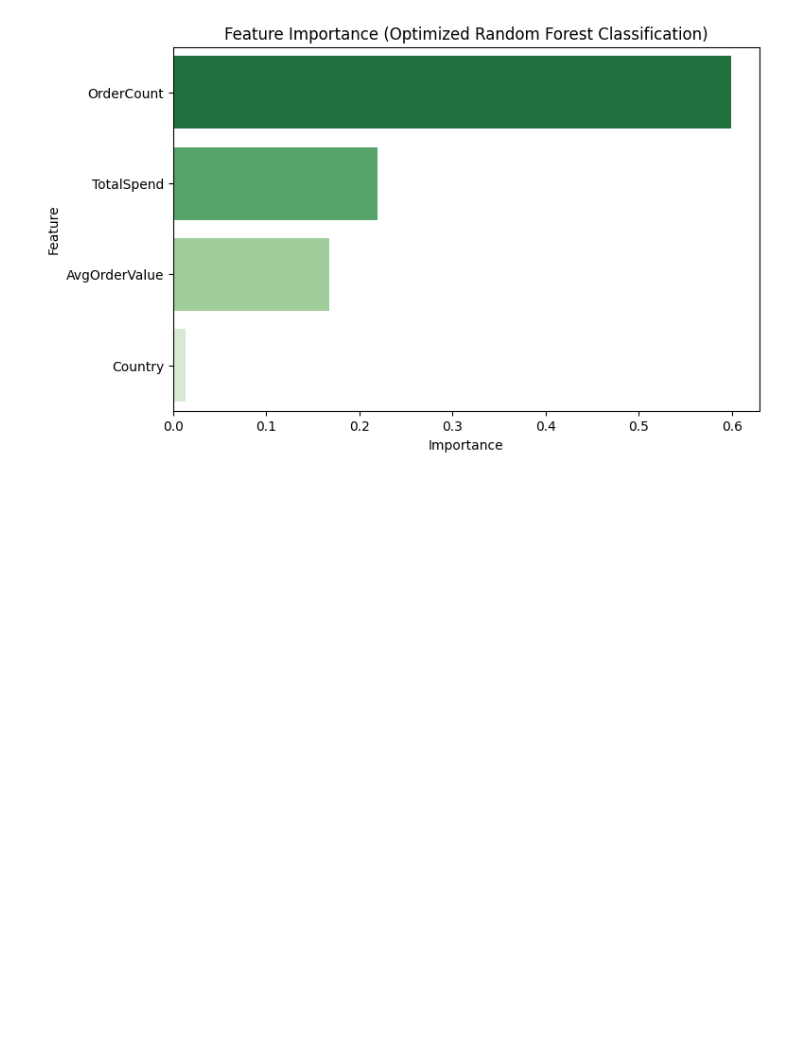
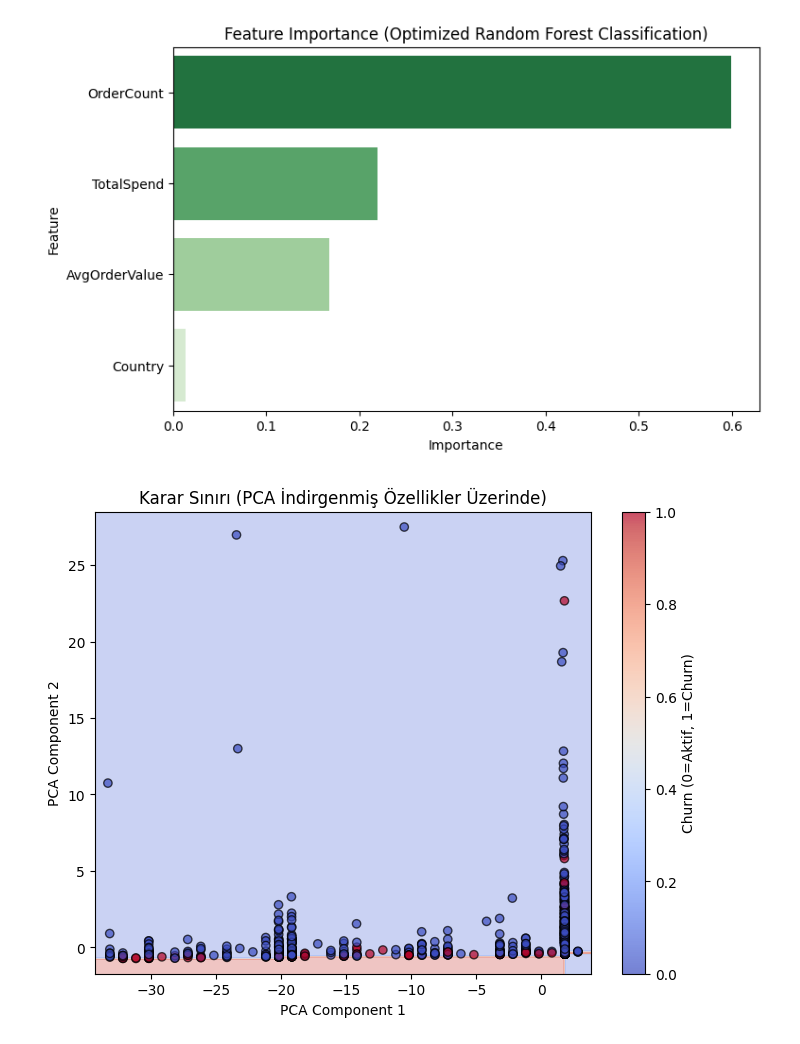
Before and after one commit to serkosi/SupplyChain-regression-classification-trials, a Jupyter notebook: classification.ipynb, the cells around one changed output. Saved outputs shown, nothing was run; the diff lists cells and outputs as text; code cells hidden in the pictures; blank space fills up the shorter version.

Commit message:
karar siniri gorsellestirilmesi eklendi.

```diff
--- a/classification.ipynb
+++ b/classification.ipynb
@@ -157,3 +179,40 @@ plt.title("Feature Importance (Optimized Random Forest Classification)")
 plt.show()
 # %% [output]
 [figure]
+# %%
+# Karar Sınırı Görselleştirme
+
+# PCA ile 2 boyuta indirgeme
+pca = PCA(n_components=2)
+X_pca = pca.fit_transform(X_clf)
+
+X_train_pca, X_test_pca, y_train, y_test = train_test_split(X_pca, y_clf, test_size=0.2, random_state=42)
+
+rf_clf_pca = RandomForestClassifier(
+    n_estimators=best_rf_clf.n_estimators,
+    max_depth=best_rf_clf.max_depth,
+    min_samples_split=best_rf_clf.min_samples_split,
+    min_samples_leaf=best_rf_clf.min_samples_leaf,
+    max_features=best_rf_clf.max_features,
+    random_state=42
+)
+rf_clf_pca.fit(X_train_pca, y_train)
+
+# PCA uzayında bir grid oluşturup, her noktaya model tahmini uygulayarak karar sınırını çiziyoruz.
+x_min, x_max = X_pca[:, 0].min() - 1, X_pca[:, 0].max() + 1
+y_min, y_max = X_pca[:, 1].min() - 1, X_pca[:, 1].max() + 1
+xx, yy = np.meshgrid(np.linspace(x_min, x_max, 200), np.linspace(y_min, y_max, 200))
+
+Z = rf_clf_pca.predict(np.c_[xx.ravel(), yy.ravel()])
+Z = Z.reshape(xx.shape)
+
+plt.figure(figsize=(8, 6))
+plt.contourf(xx, yy, Z, alpha=0.3, cmap="coolwarm")
+plt.scatter(X_pca[:, 0], X_pca[:, 1], c=y_clf, edgecolor="k", cmap="coolwarm", alpha=0.7)
+plt.xlabel("PCA Component 1")
+plt.ylabel("PCA Component 2")
+plt.title("Karar Sınırı (PCA İndirgenmiş Özellikler Üzerinde)")
+plt.colorbar(label="Churn (0=Aktif, 1=Churn)")
+plt.show()
+# %% [output]
+[figure, added]
```
Also changed, not shown: parts of 7 cells of this notebook, 2 other files.
